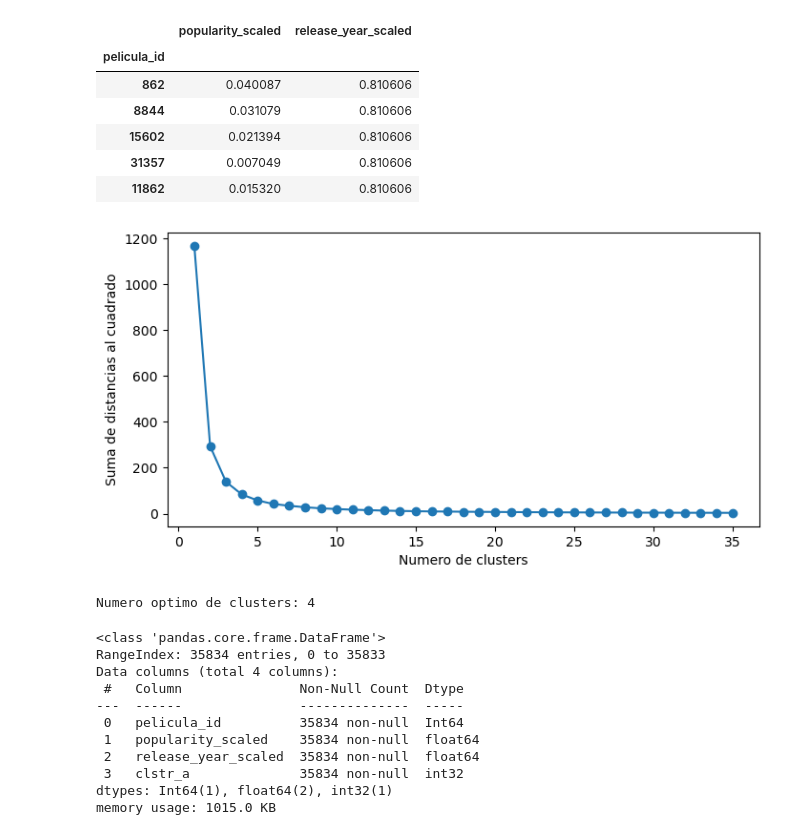
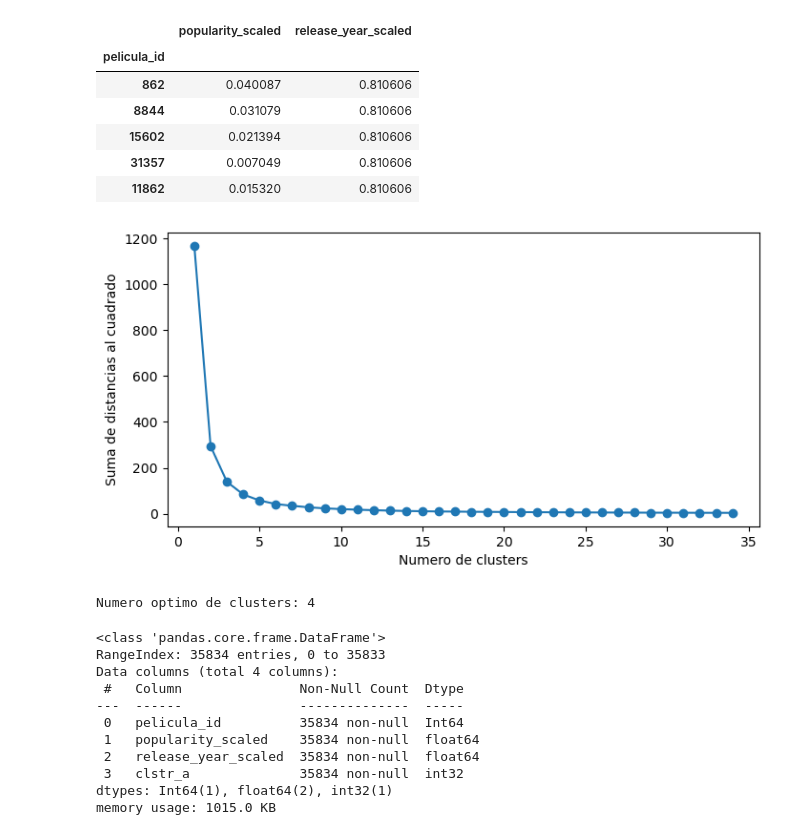
Before and after one commit to mmvvff/henry_pi_mlops, a Jupyter notebook: data_prcssng/06_ml_recomendaciones_v3.ipynb, the cells around one changed output. Saved outputs shown, nothing was run; the diff lists cells and outputs as text; code cells hidden in the pictures.

Commit message:
data update

```diff
--- a/data_prcssng/06_ml_recomendaciones_v3.ipynb
+++ b/data_prcssng/06_ml_recomendaciones_v3.ipynb
@@ -117,27 +157,32 @@ data_mvp_ml_clstr_a_scaled.head()
 | 31357 | 0.007049 | 0.810606 |
 | 11862 | 0.015320 | 0.810606 |
 # %%
+# Identificamos el numero optimo de clusters.
+# Tomamos como limite maximo el numero que generaria clusters con un promedio de 1000 registros c/u
+k_clstr_a_max=int(data_mvp_ml_clstr_a_scaled.shape[0]/1000) # 35
+
+# iniciamos el loop
 # SSE corresponde a Suma de distancias al cuadrado; es el equivalente al "residual" en regresion lineal.
 # Interpretacion de SEE: entre mas bajo, cada registro esta mas cerca al centro del cluster mas cercano
 sse = []
 random_state=42
 #KMeans(n_clusters=2, random_state=42)
-for k in range(1, 36): # escogemos 36 para generar clusters con un promedio de 1000 registros c/u.
+for k in range(1, k_clstr_a_max): # escogemos 36 para generar clusters con un promedio de 1000 registros c/u.
     kmeans = KMeans(n_clusters=k, random_state=random_state)
     kmeans.fit(data_mvp_ml_clstr_a_scaled)
     sse.append(kmeans.inertia_) # este es nuestro SSE
 
 # identificamos el numero optimo de clusters
-kl_eval = KneeLocator(range(1, 36), sse, curve="convex", direction="decreasing")
+kl_eval = KneeLocator(range(1, k_clstr_a_max), sse, curve="convex", direction="decreasing")
 # %%
 plt.figure(figsize=(8, 4))
-plt.plot(range(1, 36), sse, marker='o')
+plt.plot(range(1, k_clstr_a_max), sse, marker='o')
 plt.xlabel('Numero de clusters')
 plt.ylabel('Suma de distancias al cuadrado')
 plt.show()
 k_optimo_clstr_a=kl_eval.elbow
 print("Numero optimo de clusters:", k_optimo_clstr_a)
 # %% [output]
-[figure, old version]
+[figure, new version]
 Numero optimo de clusters: 4
 # %%
```
Also changed, not shown: parts of 28 cells of this notebook, 21 other files.
